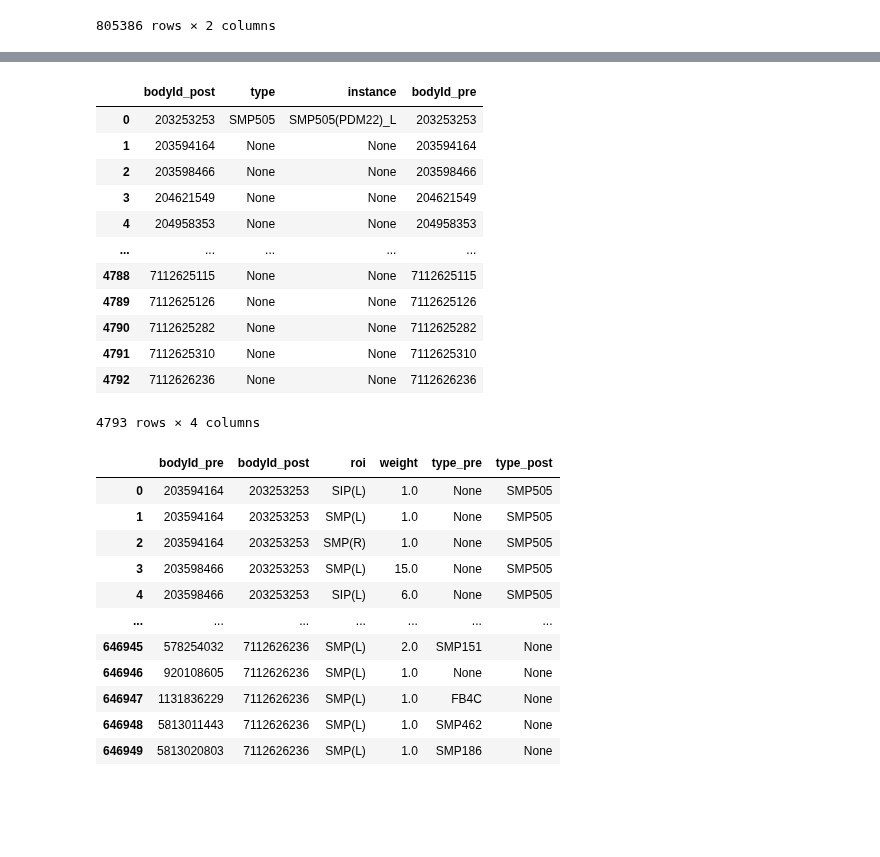
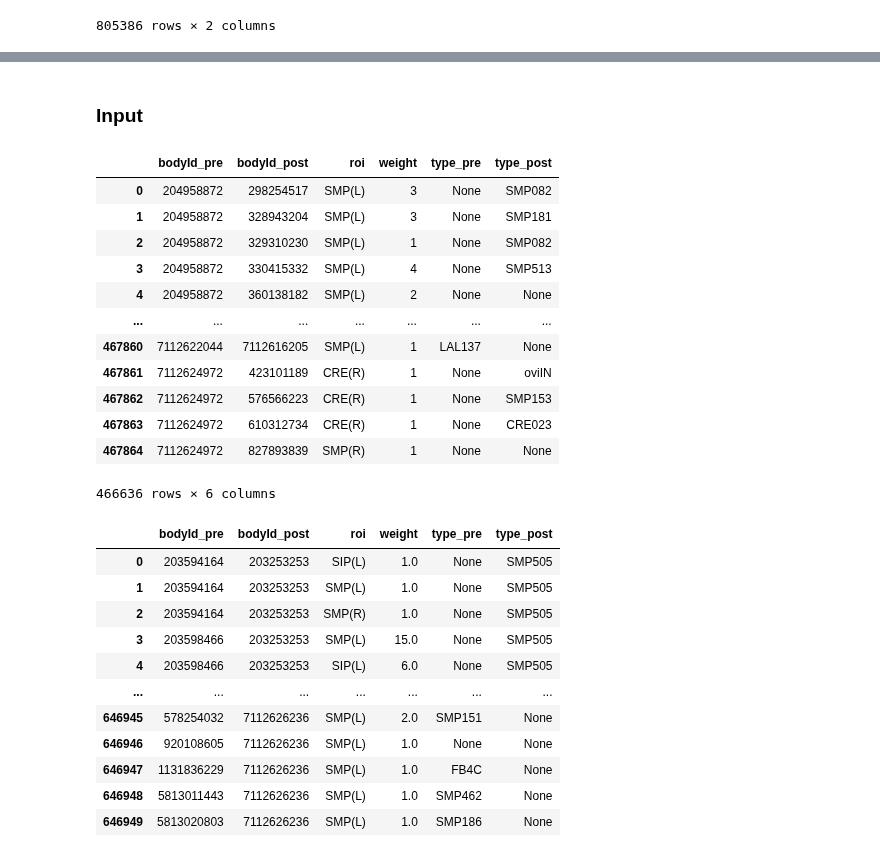
Before and after one commit to RhessaWL/flybrain-clustering, a Jupyter notebook: oviIN_celltype/oviIN_combined/creating_network.ipynb, the cells around one changed output, grey strips where cells are left out. Saved outputs shown, nothing was run; the diff lists cells and outputs as text; code cells hidden in the pictures; blank space fills up the shorter version.

```diff
--- a/oviIN_celltype/oviIN_combined/creating_network.ipynb
+++ b/oviIN_celltype/oviIN_combined/creating_network.ipynb
@@ -262,19 +164,27 @@ in_
-# %%
-conn_out
-# %% [output]
-|  | bodyId_post | type | instance | bodyId_pre |
-| 0 | 203253253 | SMP505 | SMP505(PDM22)_L | 203253253 |
-| 1 | 203594164 | None | None | 203594164 |
-| 2 | 203598466 | None | None | 203598466 |
-| 3 | 204621549 | None | None | 204621549 |
-| 4 | 204958353 | None | None | 204958353 |
-| ... | ... | ... | ... | ... |
-| 4788 | 7112625115 | None | None | 7112625115 |
-| 4789 | 7112625126 | None | None | 7112625126 |
-| 4790 | 7112625282 | None | None | 7112625282 |
-| 4791 | 7112625310 | None | None | 7112625310 |
-| 4792 | 7112626236 | None | None | 7112626236 |
-4793 rows × 4 columns
+# %% [markdown]
+### Input
+# %%
+# Create dictionary of the bodyId and type
+celltoID_dict_in = dict(zip(conn_in.bodyId, conn_in.type))
+# %%
+# Map the bodyId to the type in the conn_in_
+conn_in_['type_pre'] = conn_in_.bodyId_pre.map(celltoID_dict_in)
+conn_in_['type_post'] = conn_in_.bodyId_post.map(celltoID_dict_in)
+conn_in_
+# %% [output]
+|  | bodyId_pre | bodyId_post | roi | weight | type_pre | type_post |
+| 0 | 204958872 | 298254517 | SMP(L) | 3 | None | SMP082 |
+| 1 | 204958872 | 328943204 | SMP(L) | 3 | None | SMP181 |
+| 2 | 204958872 | 329310230 | SMP(L) | 1 | None | SMP082 |
+| 3 | 204958872 | 330415332 | SMP(L) | 4 | None | SMP513 |
+| 4 | 204958872 | 360138182 | SMP(L) | 2 | None | None |
+| ... | ... | ... | ... | ... | ... | ... |
+| 467860 | 7112622044 | 7112616205 | SMP(L) | 1 | LAL137 | None |
+| 467861 | 7112624972 | 423101189 | CRE(R) | 1 | None | oviIN |
+| 467862 | 7112624972 | 576566223 | CRE(R) | 1 | None | SMP153 |
+| 467863 | 7112624972 | 610312734 | CRE(R) | 1 | None | CRE023 |
+| 467864 | 7112624972 | 827893839 | SMP(R) | 1 | None | None |
+466636 rows × 6 columns
 # %%
 #conn_out['bodyId_pre'] = conn_out.bodyId.astype(int)
 #conn_out.rename(columns = {'bodyId':'bodyId_post'}, inplace = True)
```
Also changed, not shown: parts of 45 cells of this notebook, 1 other file.
